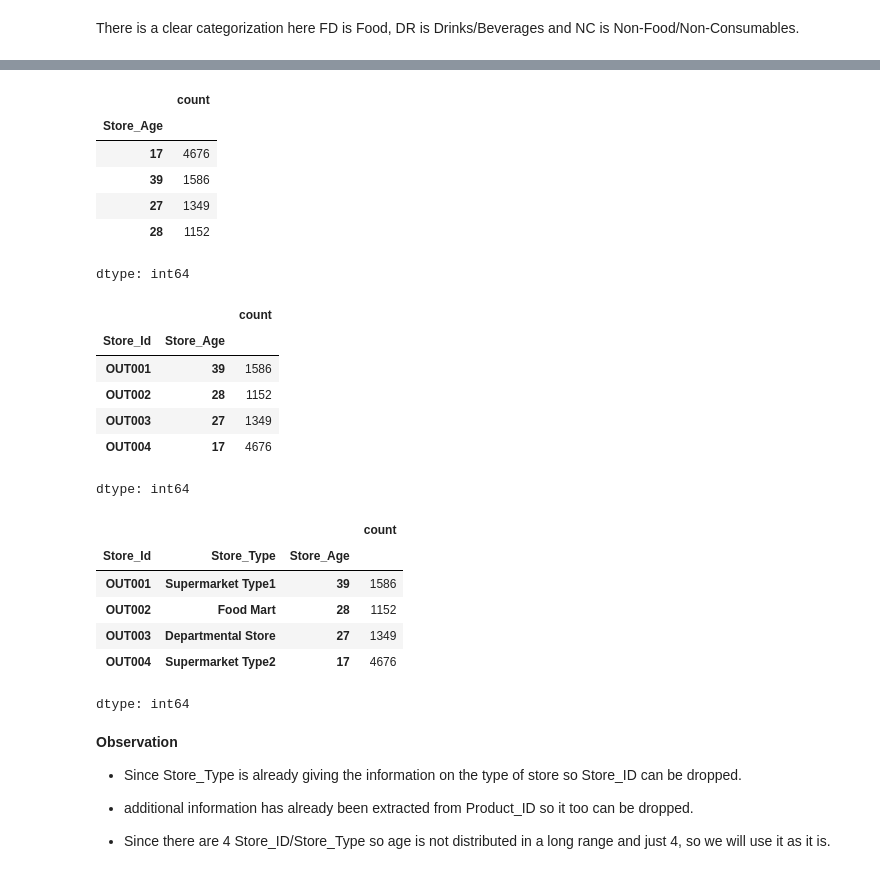
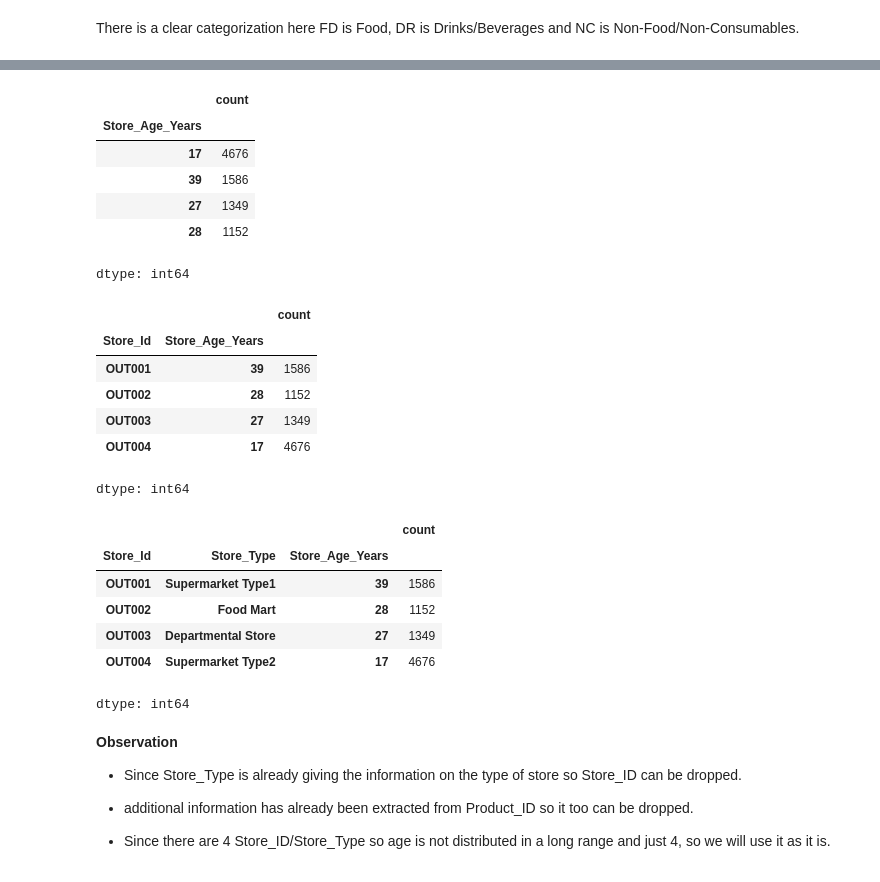
Before and after one commit to preetipss/ModelDeployment, a Jupyter notebook: SuperKart_Model_Deployment.ipynb, the cells around one changed output, grey strips where cells are left out. Drawn from its saved outputs; the diff is of its cells as text; code cells hidden in the pictures.

```diff
--- a/SuperKart_Model_Deployment.ipynb
+++ b/SuperKart_Model_Deployment.ipynb
@@ -261,9 +255,11 @@ data.groupby('Product_Type')['Product_Category'].value_counts()
 dtype: int64
 # %% [markdown]
 There is a clear categorization here FD is Food, DR is Drinks/Beverages and NC is Non-Food/Non-Consumables.
-# %%
-data['Product_Category'] = data['Product_Category'].map({
-    'FD': 'Food',
-    'DR': 'Beverage',
-    'NC': 'Non-Food'
-})
+# %%
+data['Product_Category'] = data['Product_Id_char'].map({
+    'FD': 'Food',
+    'DR': 'Beverage',
+    'NC': 'Non-Food'
+})
+
+data['Product_Category']
@@ -269,0 +281,8 @@ data['Product_Category'] = data['Product_Category'].map({
+# %%
+data['Product_Type_Category'] = data['Product_Id_char'].map({
+    'FD': 'Perishables',
+    'DR': 'Non Perishables',
+    'NC': 'Non Perishables'
+})
+
+data['Product_Type_Category']
@@ -273,13 +307,13 @@ from datetime import datetime
 
 current_year = datetime.now().year
 
-data['Store_Age'] = current_year - data['Store_Establishment_Year']
+data['Store_Age_Years'] = current_year - data['Store_Establishment_Year']
 # %%
 #Age distribution
-data['Store_Age'].value_counts()
+data['Store_Age_Years'].value_counts()
 # %% [output]
 |  | count |
-| Store_Age |  |
+| Store_Age_Years |  |
 | 17 | 4676 |
 | 39 | 1586 |
 | 27 | 1349 |
@@ -287,10 +321,10 @@ data['Store_Age'].value_counts()
 dtype: int64
 # %%
 #Distribution of age against Store_Id
-data.groupby('Store_Id')['Store_Age'].value_counts()
+data.groupby('Store_Id')['Store_Age_Years'].value_counts()
 # %% [output]
 |  |  | count |
-| Store_Id | Store_Age |  |
+| Store_Id | Store_Age_Years |  |
 | OUT001 | 39 | 1586 |
 | OUT002 | 28 | 1152 |
 | OUT003 | 27 | 1349 |
@@ -298,10 +332,10 @@ data.groupby('Store_Id')['Store_Age'].value_counts()
 dtype: int64
 # %%
 #Distribution of age against Store_Id
-data.groupby(['Store_Id','Store_Type'])['Store_Age'].value_counts()
+data.groupby(['Store_Id','Store_Type'])['Store_Age_Years'].value_counts()
 # %% [output]
 |  |  |  | count |
-| Store_Id | Store_Type | Store_Age |  |
+| Store_Id | Store_Type | Store_Age_Years |  |
 | OUT001 | Supermarket Type1 | 39 | 1586 |
 | OUT002 | Food Mart | 28 | 1152 |
 | OUT003 | Departmental Store | 27 | 1349 |
```
Also changed, not shown: parts of 64 cells of this notebook.
